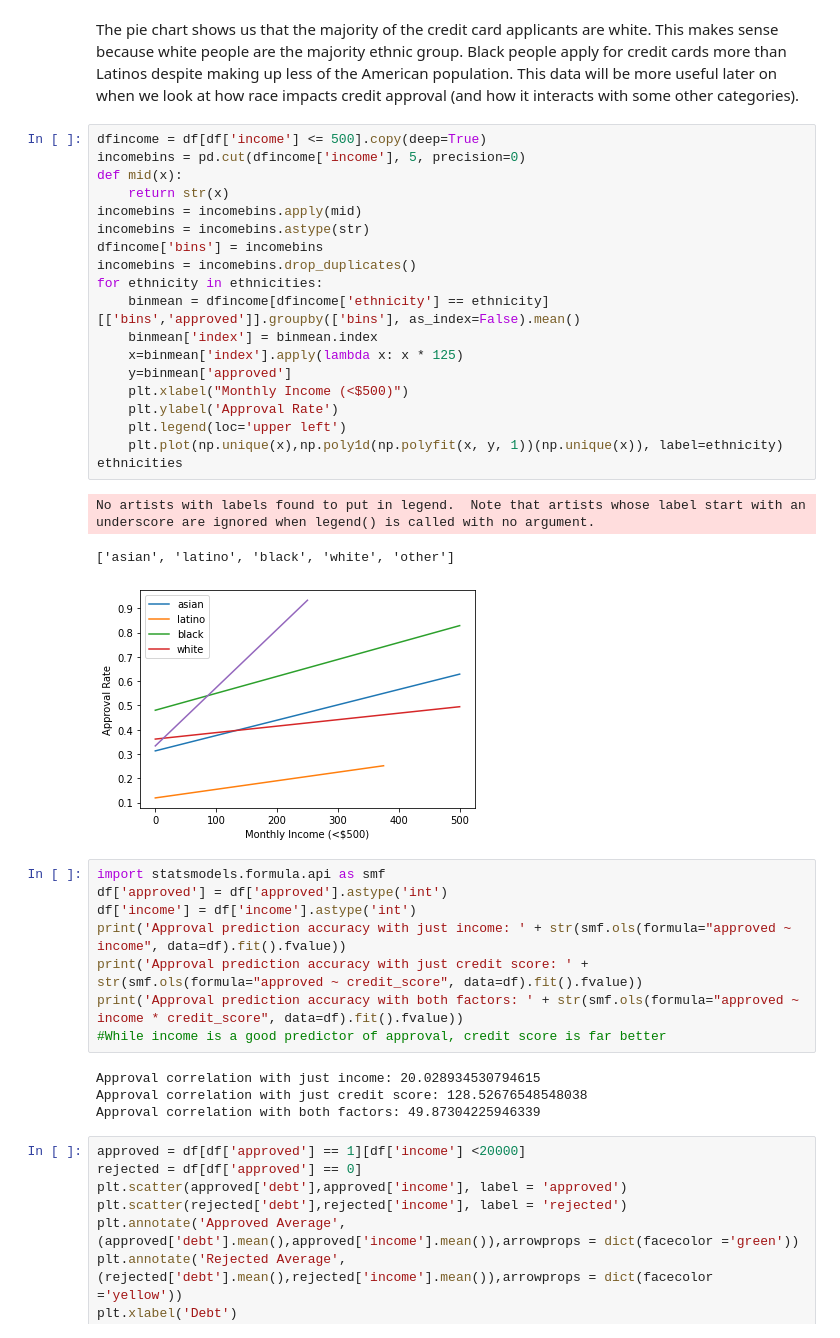
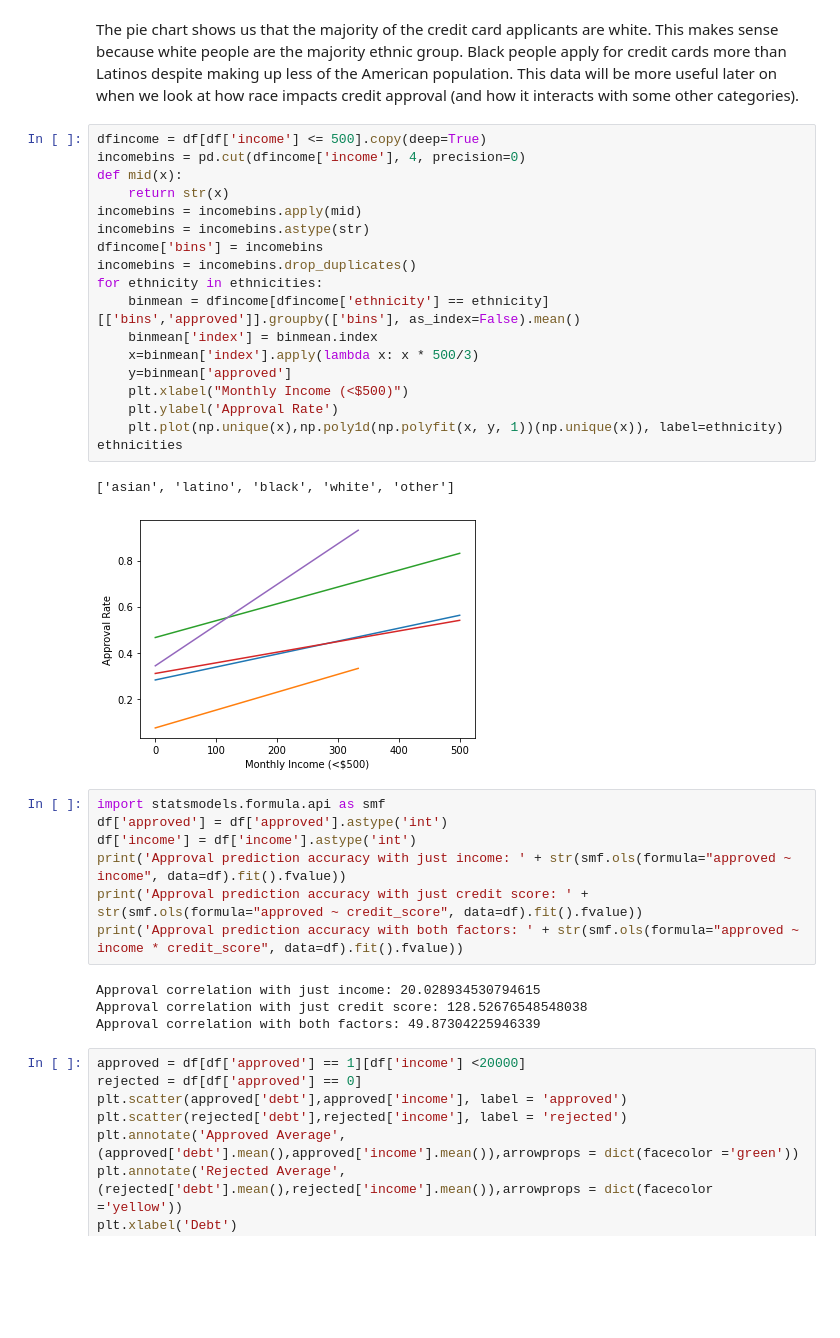
Before and after one commit to walterosborne/320final, a Jupyter notebook: Final.ipynb, the cells around one changed output. Cells and saved outputs as stored; diff of their text form; blank space fills up the shorter version.

Commit message:
Update f-values & income graph

```diff
--- a/Final.ipynb
+++ b/Final.ipynb
@@ -347,27 +347,25 @@ plt.show()
 The pie chart shows us that the majority of the credit card applicants are white. This makes sense because white people are the majority ethnic group. Black people apply for credit cards more than Latinos despite making up less of the American population. This data will be more useful later on when we look at how race impacts credit approval (and how it interacts with some other categories).
 # %%
 dfincome = df[df['income'] <= 500].copy(deep=True)
-incomebins = pd.cut(dfincome['income'], 5, precision=0)
+incomebins = pd.cut(dfincome['income'], 4, precision=0)
 def mid(x):
     return str(x)
 incomebins = incomebins.apply(mid)
 incomebins = incomebins.astype(str)
 dfincome['bins'] = incomebins
 incomebins = incomebins.drop_duplicates()
 for ethnicity in ethnicities:
     binmean = dfincome[dfincome['ethnicity'] == ethnicity][['bins','approved']].groupby(['bins'], as_index=False).mean()
     binmean['index'] = binmean.index
-    x=binmean['index'].apply(lambda x: x * 125)
+    x=binmean['index'].apply(lambda x: x * 500/3)
     y=binmean['approved']
     plt.xlabel("Monthly Income (<$500)")
     plt.ylabel('Approval Rate')
-    plt.legend(loc='upper left')
     plt.plot(np.unique(x),np.poly1d(np.polyfit(x, y, 1))(np.unique(x)), label=ethnicity)
 ethnicities
 # %% [output]
-No artists with labels found to put in legend.  Note that artists whose label start with an underscore are ignored when legend() is called with no argument.
+['asian', 'latino', 'black', 'white', 'other']
-['asian', 'latino', 'black', 'white', 'other']
-[figure, old version]
+[figure, new version]
 # %%
 import statsmodels.formula.api as smf
 df['approved'] = df['approved'].astype('int')
@@ -375,7 +373,6 @@ df['income'] = df['income'].astype('int')
 print('Approval prediction accuracy with just income: ' + str(smf.ols(formula="approved ~ income", data=df).fit().fvalue))
 print('Approval prediction accuracy with just credit score: ' + str(smf.ols(formula="approved ~ credit_score", data=df).fit().fvalue))
 print('Approval prediction accuracy with both factors: ' + str(smf.ols(formula="approved ~ income * credit_score", data=df).fit().fvalue))
-#While income is a good predictor of approval, credit score is far better
 # %% [output]
 Approval correlation with just income: 20.028934530794615
 Approval correlation with just credit score: 128.52676548548038
```
